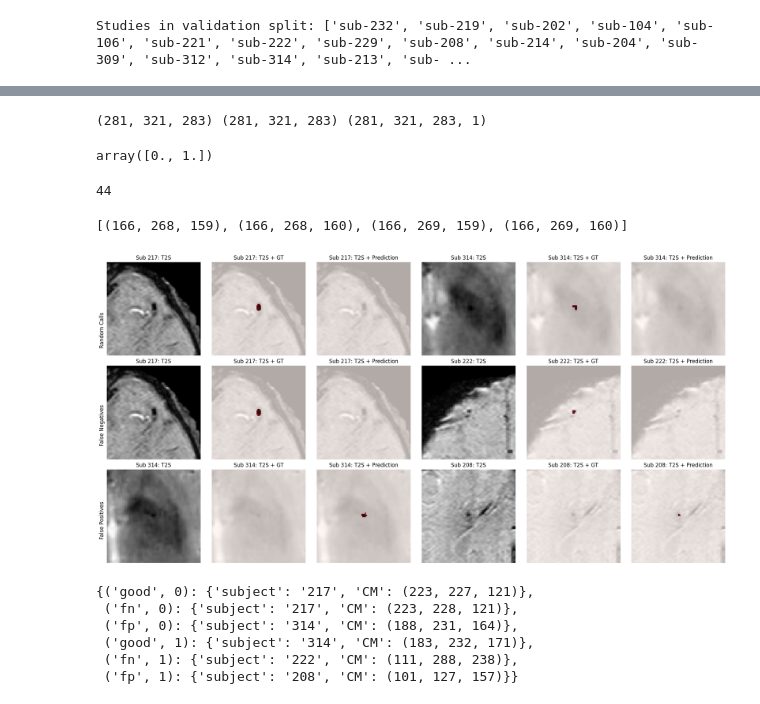
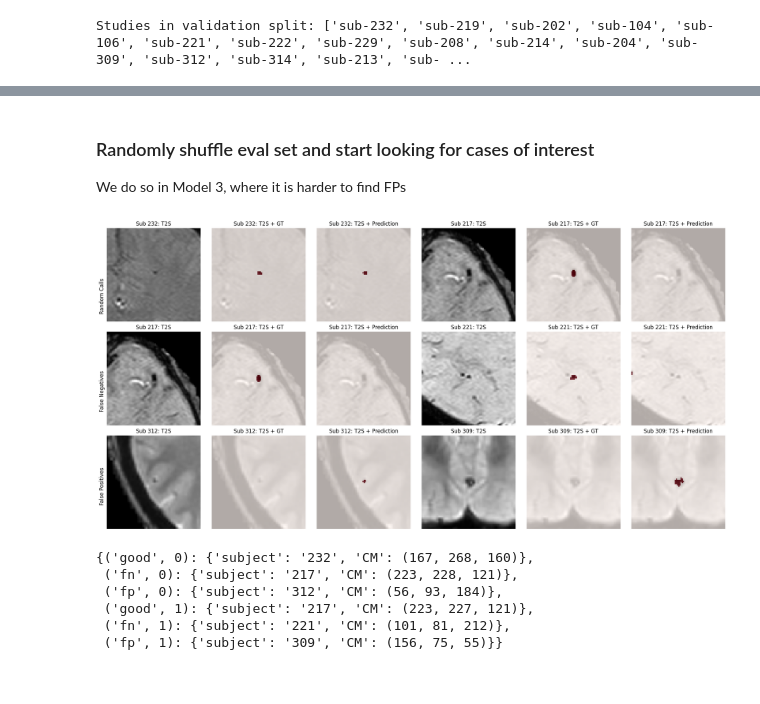
Before and after one commit to jorgedelpozolerida/Segmentation_CMB, a Jupyter notebook: scripts/evaluation_visual.ipynb, the cells around one changed output, grey strips where cells are left out. Saved outputs shown, nothing was run; the diff lists cells and outputs as text; code cells hidden in the pictures.

```diff
--- a/scripts/evaluation_visual.ipynb
+++ b/scripts/evaluation_visual.ipynb
@@ -5,21 +8,21 @@ Notebook to evaluate visually models
 import utils.utils_loading as utils_load
 import numpy as np
 import nibabel as nib
-import nilearn.plotting as nilplot
-import pandas as pd
-from tqdm import tqdm
 import pickle
 import os
+import random
 import glob
 from scipy.ndimage import label, measurements
 import matplotlib.pyplot as plt
 
+# processed  data dir
 data_dir = "/home/cerebriu/data/datasets/VALDO_processed_v2/Data"
 
-pred_dir = "/home/cerebriu/data/datasets/ResearchProject/valdo-3Dunet-pred"
-pred_dir2 = "/home/cerebriu/data/datasets/ResearchProject/valdo-3Dunet-pred_diceloss"
+# prediciton data stored in standard folder structure from ClearML
+pred_dir2 = "/home/cerebriu/data/datasets/ResearchProject/valdo-3Dunet-pred" # experiment 2
+pred_dir3 = "/home/cerebriu/data/datasets/ResearchProject/valdo-3Dunet-pred_diceloss" # experiment 3
 # %%
-valid_studies = os.listdir(pred_dir)
+valid_studies = os.listdir(pred_dir2)
 print(f"Studies in validation split: {valid_studies}")
 # %% [output]
 Studies in validation split: ['sub-232', 'sub-219', 'sub-202', 'sub-104', 'sub-106', 'sub-221', 'sub-222', 'sub-229', 'sub-208', 'sub-214', 'sub-204', 'sub-309', 'sub-312', 'sub-314', 'sub-213', 'sub- ...
@@ -36,31 +29 @@ patch size 80x, tversky loss $\alpha$=0.3, $\beta$=0.7
-# %%
-sub = 232
-cmb, mri, metadata_raw, metadata_processed = utils_load.read_data_processed(sub, data_dir)
-cmb_pred = read_cmb_pred(pred_dir, sub)
-
-
-# Data
-cmb_data, mri_data, cmb_pred_data = cmb.get_fdata(), mri.get_fdata()[..., 0], cmb_pred.get_fdata()
-
-
-mri = nib.funcs.four_to_three(mri)[0]
-# %%
-print(cmb_data.shape,
-        mri_data.shape,
-        cmb_pred_data.shape)
-# %% [output]
-(281, 321, 283) (281, 321, 283) (281, 321, 283, 1)
-# %%
-np.unique(cmb_data)
-# %% [output]
-array([0., 1.])
-# %%
-# Get locaiton of real CMB
-print(np.sum(cmb_data == 1))
-cmb_coord_where = np.where(cmb_data == 1)
-cmb_coord = [(cmb_coord_where[0][i], cmb_coord_where[1][i], cmb_coord_where[2][i]) for i in range(len(cmb_coord_where[0]))]
-cmb_coord[:4]
-# %% [output]
-44
-[(166, 268, 159), (166, 268, 160), (166, 269, 159), (166, 269, 160)]
 # %%
@@ -161,6 +129,10 @@ def find_false_negatives(cmb_data, cmb_pred_data):
             false_negatives.append(tuple(map(round, com)))
 
     return false_negatives
+# %% [markdown]
+### Randomly shuffle eval set and start looking for cases of interest
+
+We do so in Model 3, where it is harder to find FPs
 # %%
 import random
 
@@ -186,7 +158,7 @@ for i in range(2):  # Two subjects per category
     while True:
         try:
             sub = next(good_calls_subjects).split("-")[1]
-            result = plot_subject(sub, data_dir, pred_dir2, axs, 0, i * 3)
+            result = plot_subject(sub, data_dir, pred_dir3, axs, 0, i * 3)
             if result:
                 plot_results[('good', i)] = result
                 break
@@ -197,44 +169,44 @@ for i in range(2):  # Two subjects per category
     while True:
         try:
             sub = next(fn_subjects).split("-")[1]
-            result = plot_subject(sub, data_dir, pred_dir2, axs, 1, i * 3, plot_type='fn')
+            result = plot_subject(sub, data_dir, pred_dir3, axs, 1, i * 3, plot_type='fn')
             if result:
                 plot_results[('fn', i)] = result
                 break
         except StopIteration:
             break
 
     # Plot False Positives
     while True:
         try:
             sub = next(fp_subjects).split("-")[1]
-            result = plot_subject(sub, data_dir, pred_dir, axs, 2, i * 3, plot_type='fp')
+            result = plot_subject(sub, data_dir, pred_dir3, axs, 2, i * 3, plot_type='fp')
             if result:
                 plot_results[('fp', i)] = result
                 break
         except StopIteration:
             break
 
 # Turn off unused axes
 for ax in axs.flat:
     ax.axis('off')
 
 # Add annotations for each row
 fig.text(0.005, 0.75, 'Random Calls', ha='center', va='center', rotation='vertical', fontsize=12)
 fig.text(0.005, 0.45, 'False Negatives', ha='center', va='center', rotation='vertical', fontsize=12)
 fig.text(0.005, 0.15, 'False Positives', ha='center', va='center', rotation='vertical', fontsize=12)
 
 plt.tight_layout()
 plt.show()
 # %% [output]
-[figure, old version]
+[figure, new version]
 # %%
 plot_results
 # %% [output]
-{('good', 0): {'subject': '217', 'CM': (223, 227, 121)},
+{('good', 0): {'subject': '232', 'CM': (167, 268, 160)},
  ('fn', 0): {'subject': '217', 'CM': (223, 228, 121)},
- ('fp', 0): {'subject': '314', 'CM': (188, 231, 164)},
- ('good', 1): {'subject': '314', 'CM': (183, 232, 171)},
- ('fn', 1): {'subject': '222', 'CM': (111, 288, 238)},
- ('fp', 1): {'subject': '208', 'CM': (101, 127, 157)}}
+ ('fp', 0): {'subject': '312', 'CM': (56, 93, 184)},
+ ('good', 1): {'subject': '217', 'CM': (223, 227, 121)},
+ ('fn', 1): {'subject': '221', 'CM': (101, 81, 212)},
+ ('fp', 1): {'subject': '309', 'CM': (156, 75, 55)}}
 # %%
```
Also changed, not shown: parts of 12 cells of this notebook, 40 other files.
